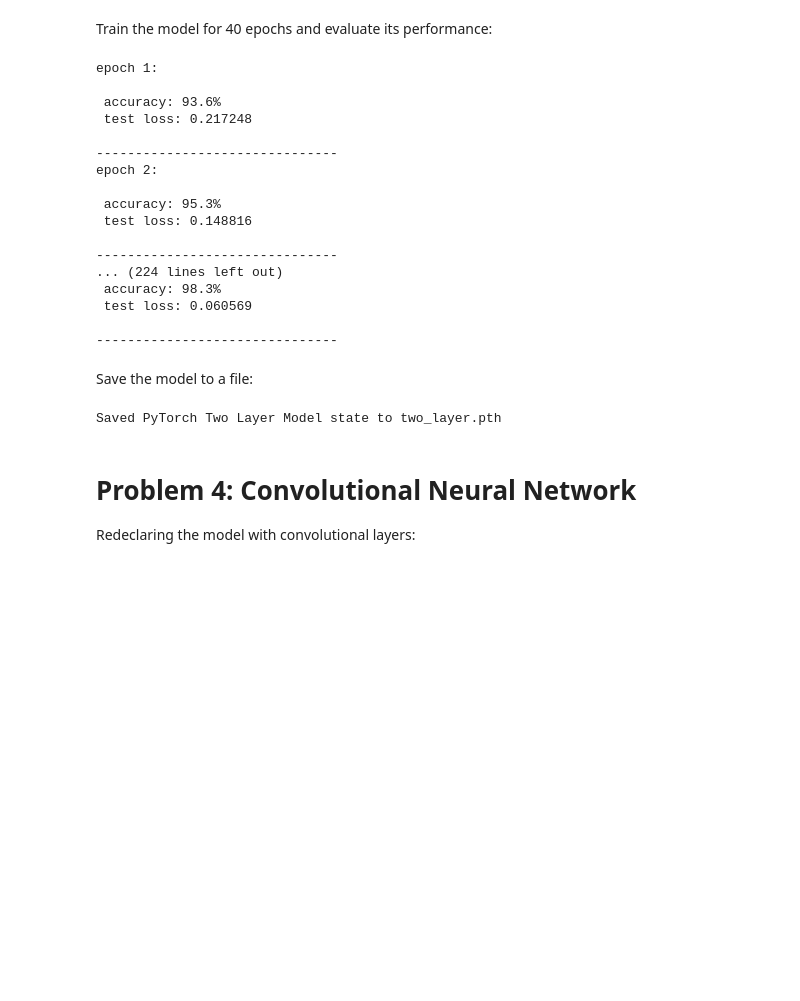
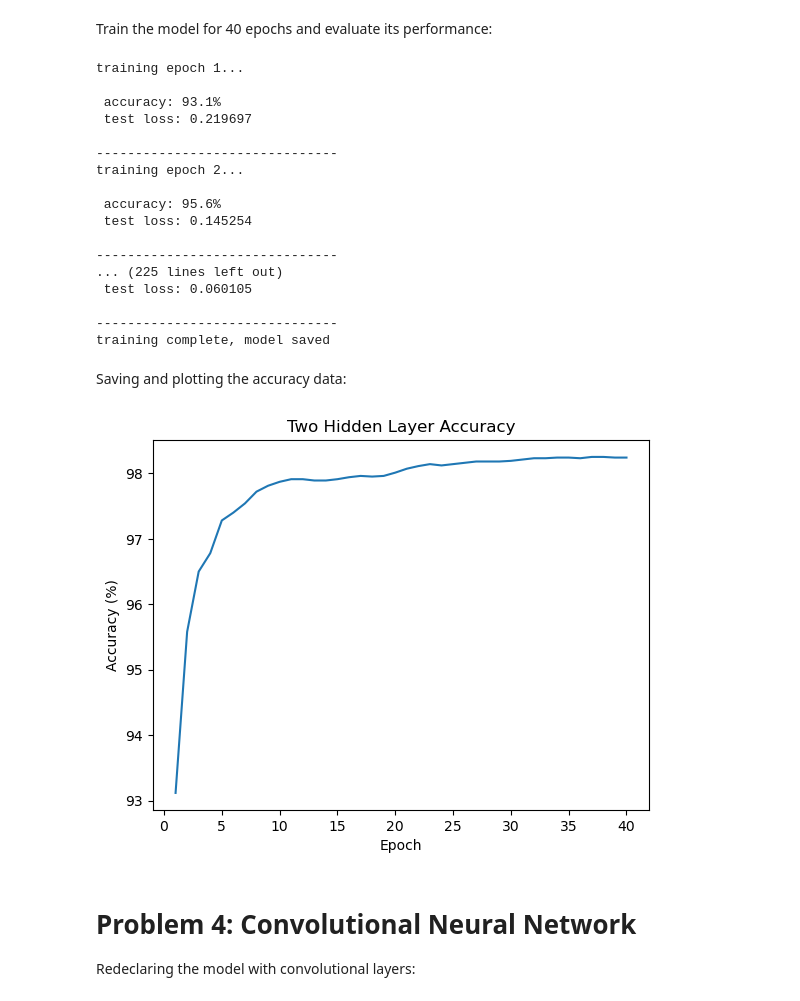
Before and after one commit to GiacomoGuidotto/DAT565, a Jupyter notebook: assignment-6/notebook-6.ipynb, the cells around one changed output. Cells and saved outputs as stored; diff of their text form; code cells hidden in the pictures; blank space fills up the shorter version.

```diff
--- a/assignment-6/notebook-6.ipynb
+++ b/assignment-6/notebook-6.ipynb
@@ -240,45 +248,47 @@ model = FNN2().to(device)
 # %% [markdown]
 Redefine the optimizer with L2 regularization:
 # %%
-weight_decay = 1e-4
-
 optimizer = torch.optim.SGD(
 	model.parameters(),
 	lr=0.1,
-	weight_decay=weight_decay
+	weight_decay=1e-4
 )
 # %% [markdown]
 Train the model for 40 epochs and evaluate its performance:
 # %%
-epochs = 40
+epochs = range(1, 41)
 
 accuracy_list = []
-for t in range(epochs):
-	print(f"epoch {t + 1}:")
+for t in epochs:
+	print(f"training epoch {t}...")
+
 	train(train_loader, model, loss_fn, optimizer,
 	      logging=False)
 	accuracy, test_loss = test(
 		test_loader, model, loss_fn
 	)
-	accuracy_list.append(round(100*accuracy,2))
-	print(f"\n accuracy: {(100 * accuracy):>0.1f}%")
-	print(f" test loss: {test_loss:>8f}")
-	print(f"\n-------------------------------")
+
+	accuracy_list.append(accuracy)
+	print(f"-------------------------------")
+
+torch.save(model.state_dict(),
+           "models/two_layer.pth")
+print("training complete, model saved")
 # %% [output]
-epoch 1:
+training epoch 1...
 
- accuracy: 93.6%
- test loss: 0.217248
+ accuracy: 93.1%
+ test loss: 0.219697
 
 -------------------------------
-epoch 2:
+training epoch 2...
 
- accuracy: 95.3%
- test loss: 0.148816
+ accuracy: 95.6%
+ test loss: 0.145254
 
 -------------------------------
-... (224 lines left out)
- accuracy: 98.3%
- test loss: 0.060569
+... (225 lines left out)
+ test loss: 0.060105
 
 -------------------------------
+training complete, model saved
@@ -306,14 +295,18 @@ plt.close(fig)
-# %% [markdown]
-Save the model to a file:
-# %%
-torch.save(
-	model.state_dict(), "models/two_layer.pth"
-)
-print(
-	"Saved PyTorch Two Layer Model state to two_layer.pth"
-)
-# %% [output]
-Saved PyTorch Two Layer Model state to two_layer.pth
+# %% [markdown]
+Saving and plotting the accuracy data:
+# %%
+save_accuracy_data(
+	"models/two_layer_accuracy.csv",
+	accuracy_list
+)
+plt.plot(epochs, accuracy_list)
+plt.xlabel("Epoch")
+plt.ylabel("Accuracy (%)")
+plt.title("Two Hidden Layer Accuracy")
+plt.savefig(
+	"figures/two_layer_accuracy.png")
+# %% [output]
+[figure, added]
 # %% [markdown]
 # Problem 4: Convolutional Neural Network
 
```
Also changed, not shown: parts of 18 cells of this notebook, 12 other files.
